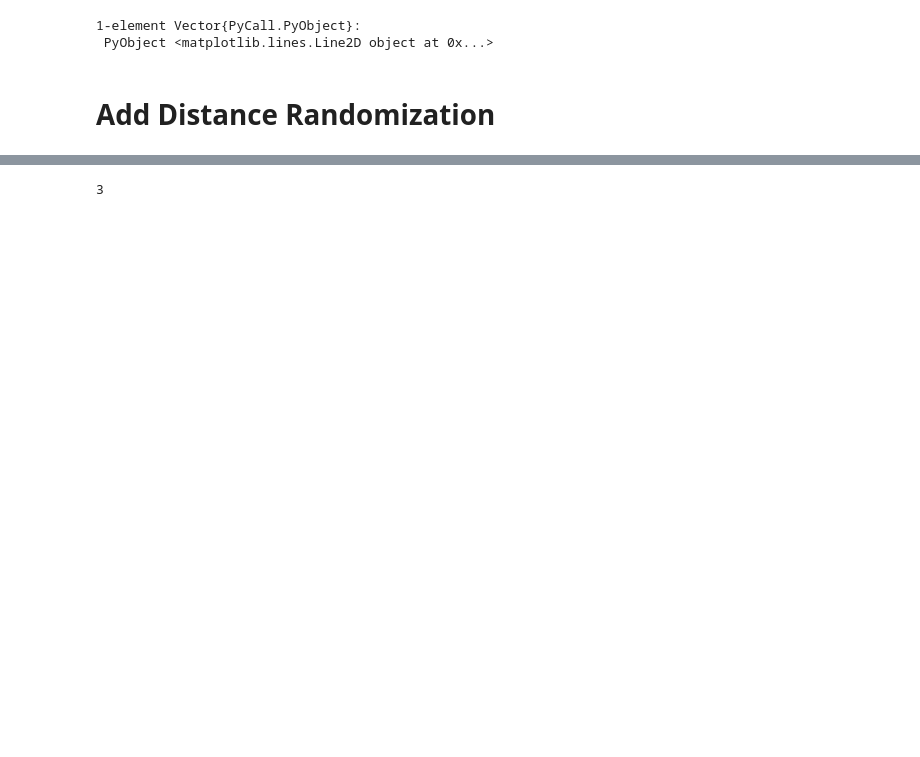
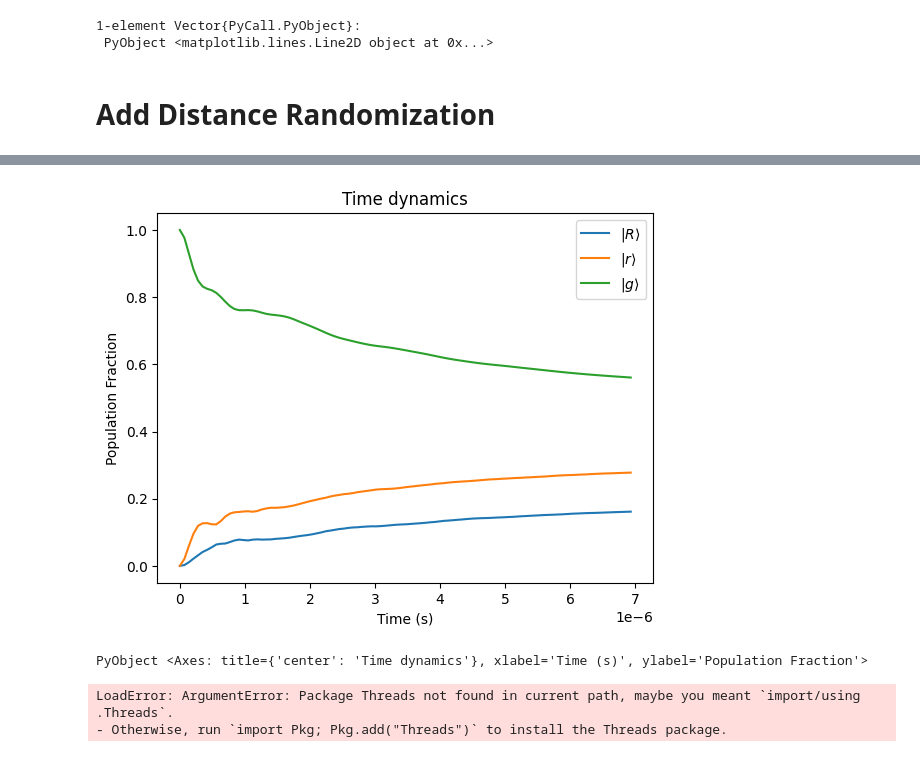
Before and after one commit to JeshurunLuke/rydberg, a Jupyter notebook: dynamicsJL.ipynb, the cells around one changed output, grey strips where cells are left out. Cells and saved outputs as stored; diff of their text form; code cells hidden in the pictures; blank space fills up the shorter version.

```diff
--- a/dynamicsJL.ipynb
+++ b/dynamicsJL.ipynb
@@ -122,12 +209,56 @@ findNearestNeighbor (generic function with 1 method)
 # %%
-NumOfRb = 8000
-NumOfKRb = 8000
-Temp =  0.5e-6
-RbAtomCoord = generateAtoms(0, NumOfRb, Rb["mass"]*Rb['w'].^2, kB*Temp) #Rb coord
-KRbAtomCoord = generateAtoms(0, NumOfKRb, KRb["mass"]*KRb["w"].^2, kB*Temp) #Krb Coord
-RydCoord, NonRyd = exciteRydberg(RbAtomCoord,1) #Returns the coordinates of the Rydberg atoms
-findNearestNeighbor(RbAtomCoord, KRbAtomCoord)
+numOfCycles = 100
+
+tend = 7e-6
+psi_array = []
+for cycle in 1:numOfCycles
+    NumOfRb = 8000
+    NumOfKRb = 8000
+    Temp =  0.5e-6
+    RbAtomCoord = generateAtoms(0, NumOfRb, Rb["mass"]*Rb['w'].^2, kB*Temp) #Rb coord
+    KRbAtomCoord = generateAtoms(0, NumOfKRb, KRb["mass"]*KRb["w"].^2, kB*Temp) #Krb Coord
+    RydCoord, NonRyd = exciteRydberg(RbAtomCoord,1) #Returns the coordinates of the Rydberg atoms
+    NeighborInfo = findNearestNeighbor(RydCoord, KRbAtomCoord)
+    Dynamicsarray = getInteractionStrength(NeighborInfo, gamma = 10e6, delta = 0e6, omega = 5e6, decay = 0, decayDrive = 1e6, mul = 1)
+    tout, psit = timeEvolve(Dynamicsarray[1], tend)
+    push!(psi_array, psit)
+end
+psi_ta = averagedDynamics(b, psi_array)
+plotTimeDynamics(tout, psi_ta)
+# %% [output]
+[figure, added]
+PyObject <Axes: title={'center': 'Time dynamics'}, xlabel='Time (s)', ylabel='Population Fraction'>
-# %%
-size(KRbAtomCoord, 2)
-# %% [output]
-3
+# %%
+using Threads
+function initializeExperiment(;NumOfRb = 8000, NumOfKRb = 8000, Temp = 0.5e-6)
+
+    RbAtomCoord = generateAtoms(0, NumOfRb, Rb["mass"]*Rb['w'].^2, kB*Temp) #Rb coord
+    KRbAtomCoord = generateAtoms(0, NumOfKRb, KRb["mass"]*KRb["w"].^2, kB*Temp) #Krb Coord
+    return RbAtomCoord, KRbAtomCoord
+end
+
+function simulateDetuningScanMC(deltaArray; gamma = 0,  omega = 1e6, decay = 0.0, decayDrive = 0.0, mul = 1)
+    eqR = zeros(size(deltaArray))
+    numOfCycles = 1000
+    for (indOI, delta) in enumerate(deltaArray)
+        tend = 7e-6
+        psi_array = []
+        for cycle in 1:numOfCycles
+            RbAtomCoord, KRbAtomCoord = initializeExperiment()
+            RydCoord, NonRyd = exciteRydberg(RbAtomCoord,1) #Returns the coordinates of the Rydberg atoms
+            NeighborInfo = findNearestNeighbor(RydCoord, KRbAtomCoord)
+            #println(NeighborInfo)
+            Dynamicsarray = getInteractionStrength(NeighborInfo, gamma = gamma, delta = delta, omega = omega, decay = decay, decayDrive = decayDrive, mul = mul)
+            tout, psit = timeEvolve(Dynamicsarray[1], tend)
+            push!(psi_array, psit)
+        end
+        psi_ta = averagedDynamics(b, psi_array)
+
+        eqR[indOI] = real(psi_ta[3][end])
+    end
+
+    return eqR
+end
+# %% [output]
+LoadError: ArgumentError: Package Threads not found in current path, maybe you meant `import/using .Threads`.
+- Otherwise, run `import Pkg; Pkg.add("Threads")` to install the Threads package.
```
Also changed, not shown: parts of 10 cells of this notebook, 2 other files.
